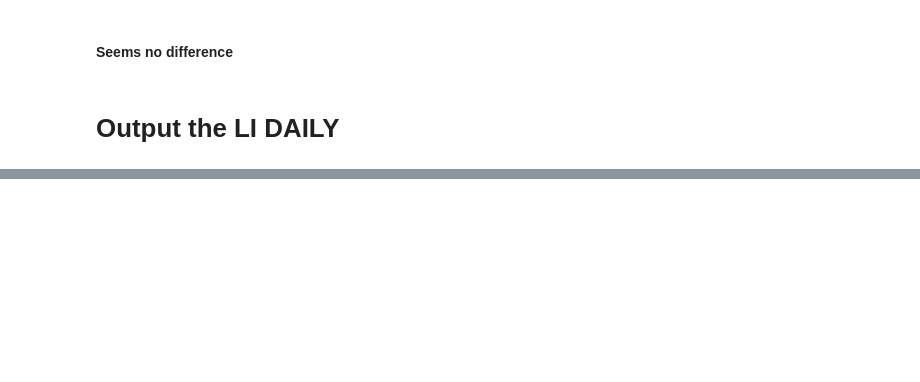
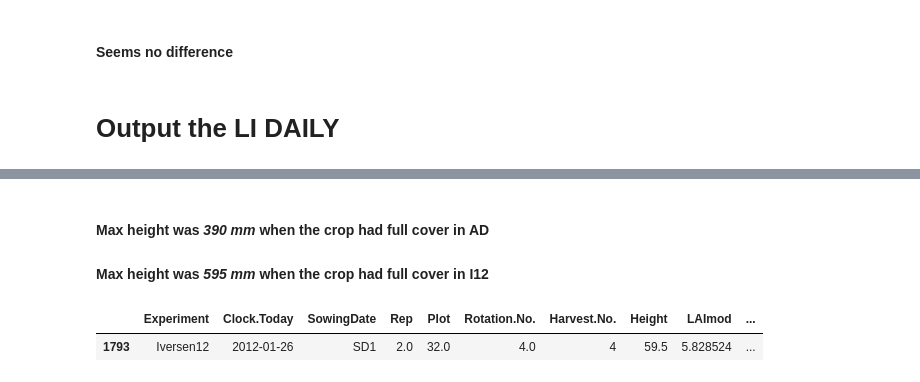
Before and after one commit to frank0434/Master, a Jupyter notebook: SetUpCoverDataForSlurp.ipynb, the cells around one changed output, grey strips where cells are left out. Cells and saved outputs as stored; diff of their text form; code cells hidden in the pictures; blank space fills up the shorter version.

```diff
--- a/SetUpCoverDataForSlurp.ipynb
+++ b/SetUpCoverDataForSlurp.ipynb
@@ -484,0 +968,11 @@ for i in SDs:
+# %% [markdown]
+#### Max height was _390 mm_ when the crop had full cover in AD
+#### Max height was _595 mm_ when the crop had full cover in I12
+# %%
+LAI_Height.loc[(LAI_Height['Experiment'] == 'AshleyDene')
+               &(LAI_Height['Height'] > 38), :]
+LAI_Height.loc[(LAI_Height['Experiment'] != 'AshleyDene')
+               &(LAI_Height['Height'] > 58), :]
+# %% [output]
+|  | Experiment | Clock.Today | SowingDate | Rep | Plot | Rotation.No. | Harvest.No. | Height | LAImod | ... |
+| 1793 | Iversen12 | 2012-01-26 | SD1 | 2.0 | 32.0 | 4.0 | 4 | 59.5 | 5.828524 | ... |
```
Also changed, not shown: parts of 49 cells of this notebook, 2 other files.
